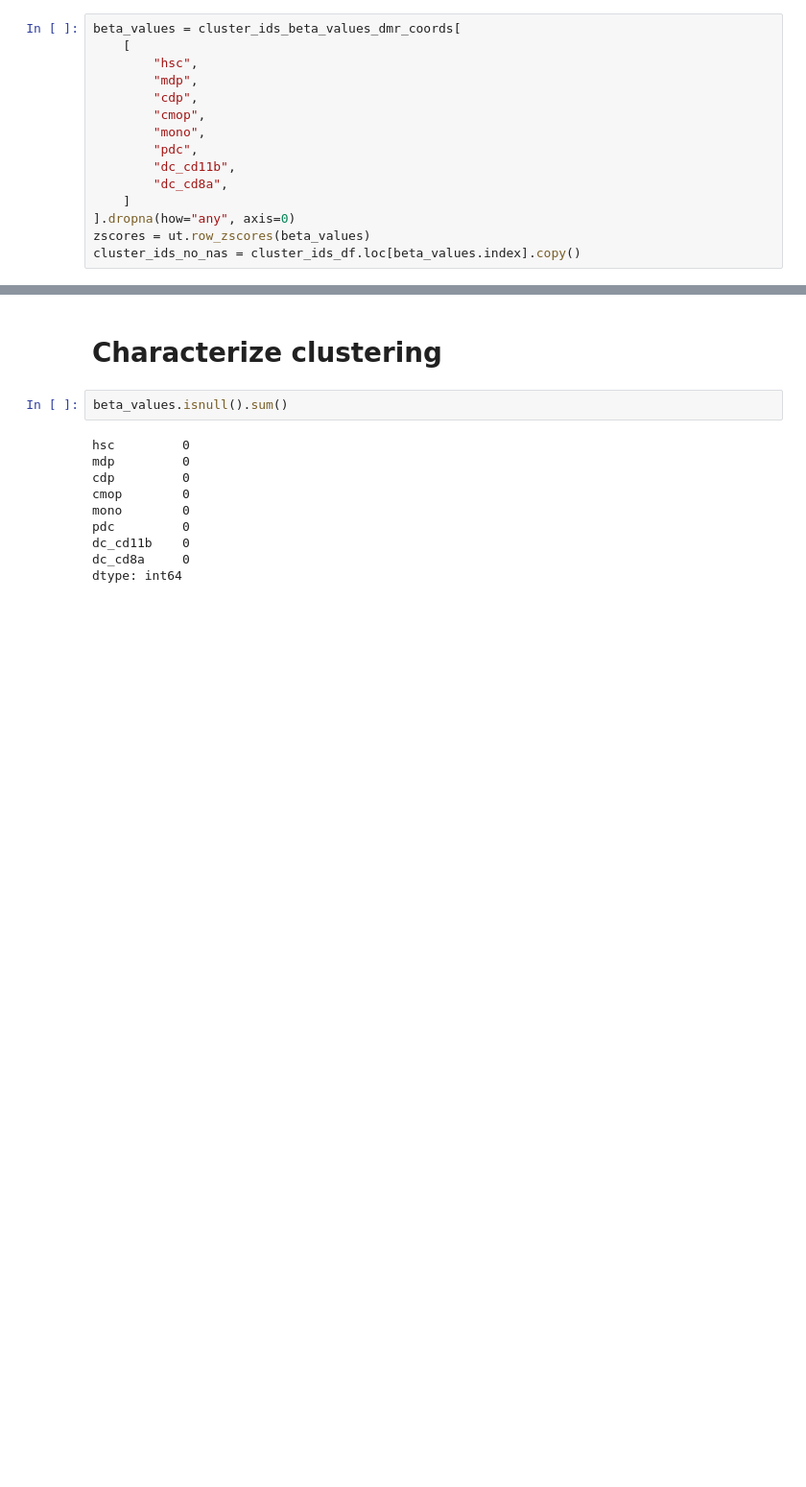
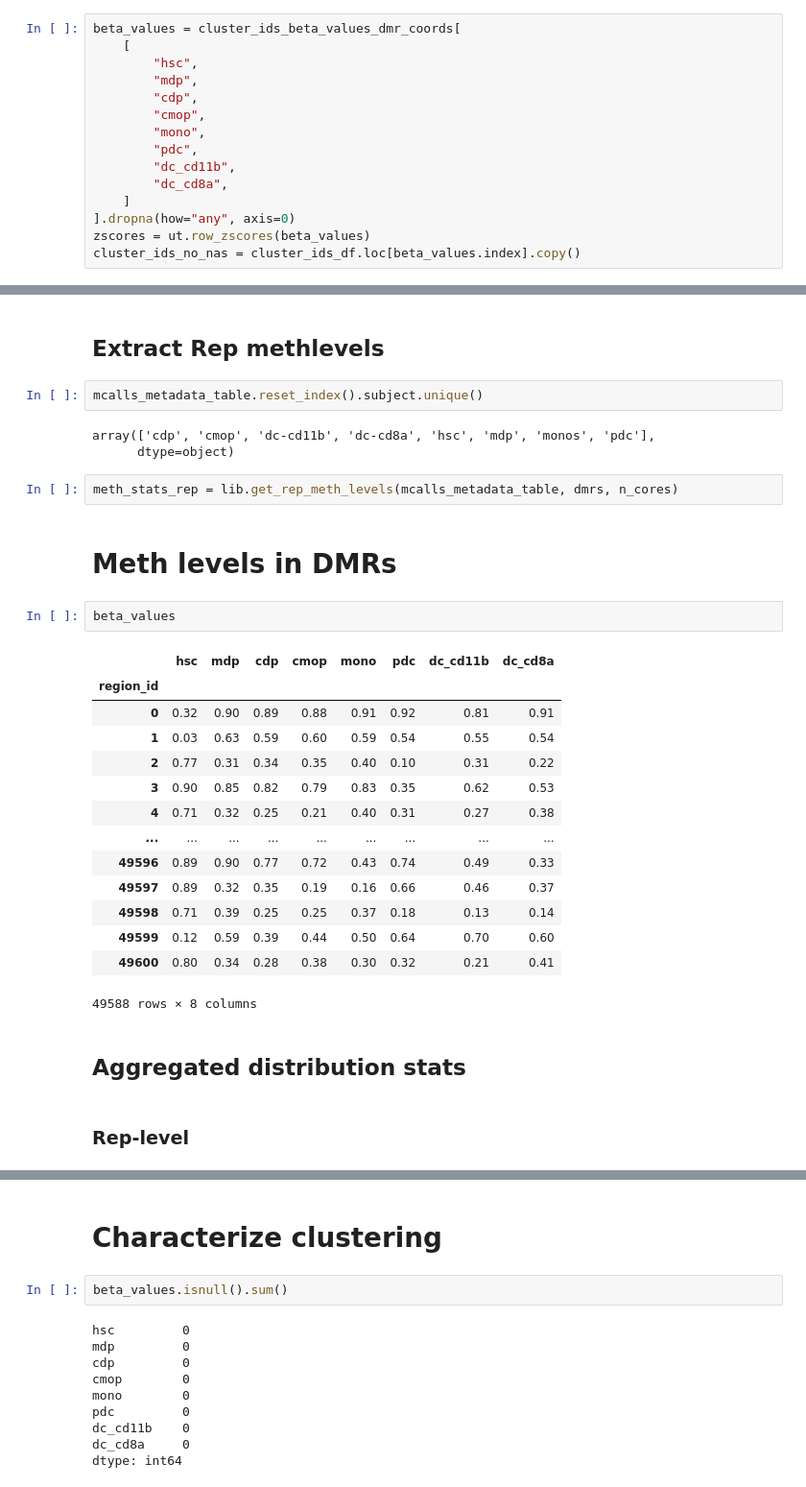
Before and after one commit to stephenkraemer/dendritic_cells, a Jupyter notebook: dendritic_cells/analyses_for_manuscript_20201015_nb.ipynb, the cells around one changed output, grey strips where cells are left out. Shown: that part at 96% size. Saved outputs shown, nothing was run; the diff lists cells and outputs as text; blank space fills up the shorter version.

```diff
--- a/dendritic_cells/analyses_for_manuscript_20201015_nb.ipynb
+++ b/dendritic_cells/analyses_for_manuscript_20201015_nb.ipynb
@@ -420,2 +466,34 @@ ut.dkfz_link(results_dir + '/dmr-beta-value_agg-stats.tsv')
 # %% [output]
 [https://currywurst.dkfz.de/hs-ontogeny/notebook-data/gNs4xcMJscaLLwlt/dmr-beta-value_agg-stats.tsv](https://currywurst.dkfz.de/hs-ontogeny/notebook-data/gNs4xcMJscaLLwlt/dmr-beta-value_agg-stats.tsv "will only work within the DKFZ network")
+# %% [markdown]
+## Extract Rep methlevels
+# %%
+mcalls_metadata_table.reset_index().subject.unique()
+# %% [output]
+array(['cdp', 'cmop', 'dc-cd11b', 'dc-cd8a', 'hsc', 'mdp', 'monos', 'pdc'],
+      dtype=object)
+# %%
+meth_stats_rep = lib.get_rep_meth_levels(mcalls_metadata_table, dmrs, n_cores)
+# %% [markdown]
+# Meth levels in DMRs
+# %%
+beta_values
+# %% [output]
+|  | hsc | mdp | cdp | cmop | mono | pdc | dc_cd11b | dc_cd8a |
+| region_id |  |  |  |  |  |  |  |  |
+| 0 | 0.32 | 0.90 | 0.89 | 0.88 | 0.91 | 0.92 | 0.81 | 0.91 |
+| 1 | 0.03 | 0.63 | 0.59 | 0.60 | 0.59 | 0.54 | 0.55 | 0.54 |
+| 2 | 0.77 | 0.31 | 0.34 | 0.35 | 0.40 | 0.10 | 0.31 | 0.22 |
+| 3 | 0.90 | 0.85 | 0.82 | 0.79 | 0.83 | 0.35 | 0.62 | 0.53 |
+| 4 | 0.71 | 0.32 | 0.25 | 0.21 | 0.40 | 0.31 | 0.27 | 0.38 |
+| ... | ... | ... | ... | ... | ... | ... | ... | ... |
+| 49596 | 0.89 | 0.90 | 0.77 | 0.72 | 0.43 | 0.74 | 0.49 | 0.33 |
+| 49597 | 0.89 | 0.32 | 0.35 | 0.19 | 0.16 | 0.66 | 0.46 | 0.37 |
+| 49598 | 0.71 | 0.39 | 0.25 | 0.25 | 0.37 | 0.18 | 0.13 | 0.14 |
+| 49599 | 0.12 | 0.59 | 0.39 | 0.44 | 0.50 | 0.64 | 0.70 | 0.60 |
+| 49600 | 0.80 | 0.34 | 0.28 | 0.38 | 0.30 | 0.32 | 0.21 | 0.41 |
+49588 rows × 8 columns
+# %% [markdown]
+## Aggregated distribution stats
+# %% [markdown]
+### Rep-level
```
Also changed, not shown: parts of 31 cells of this notebook, 3 other files.
